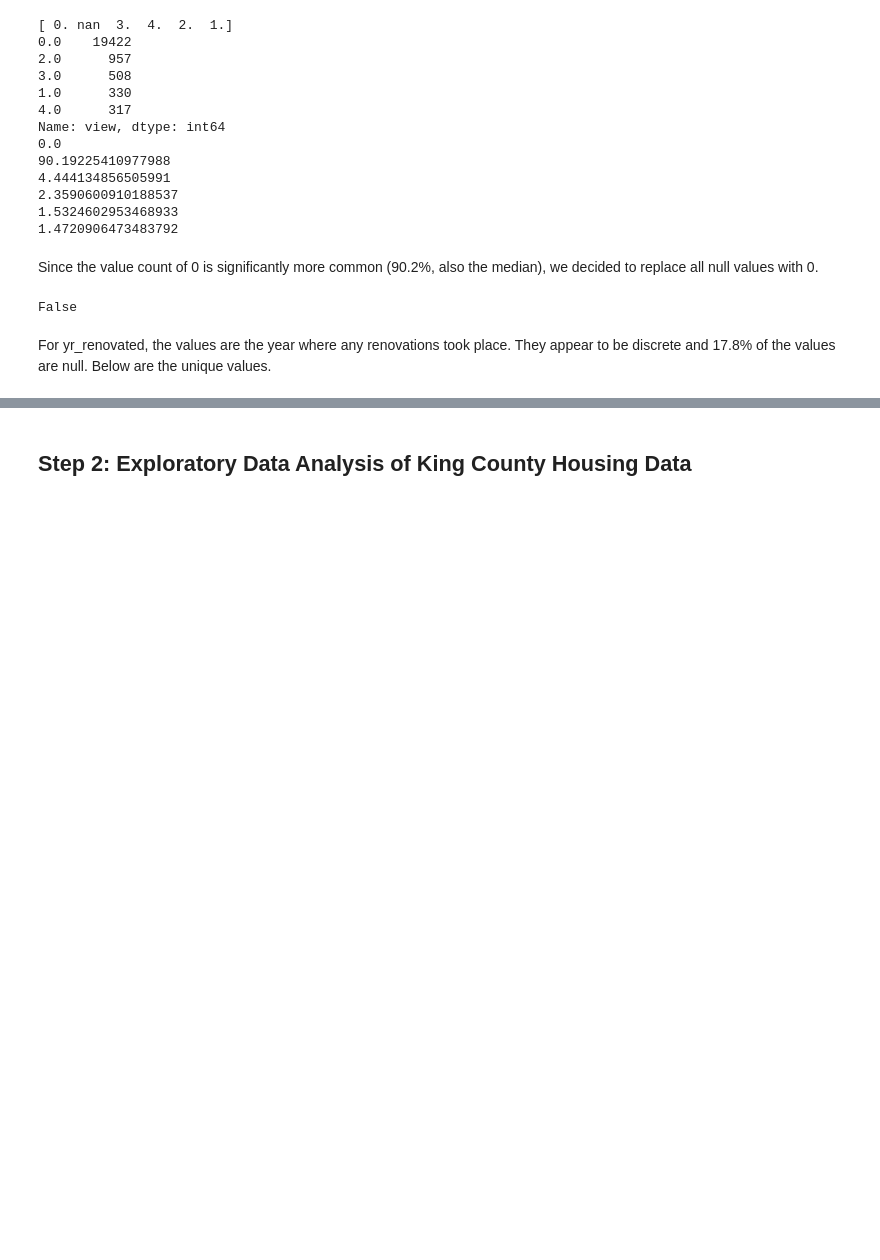
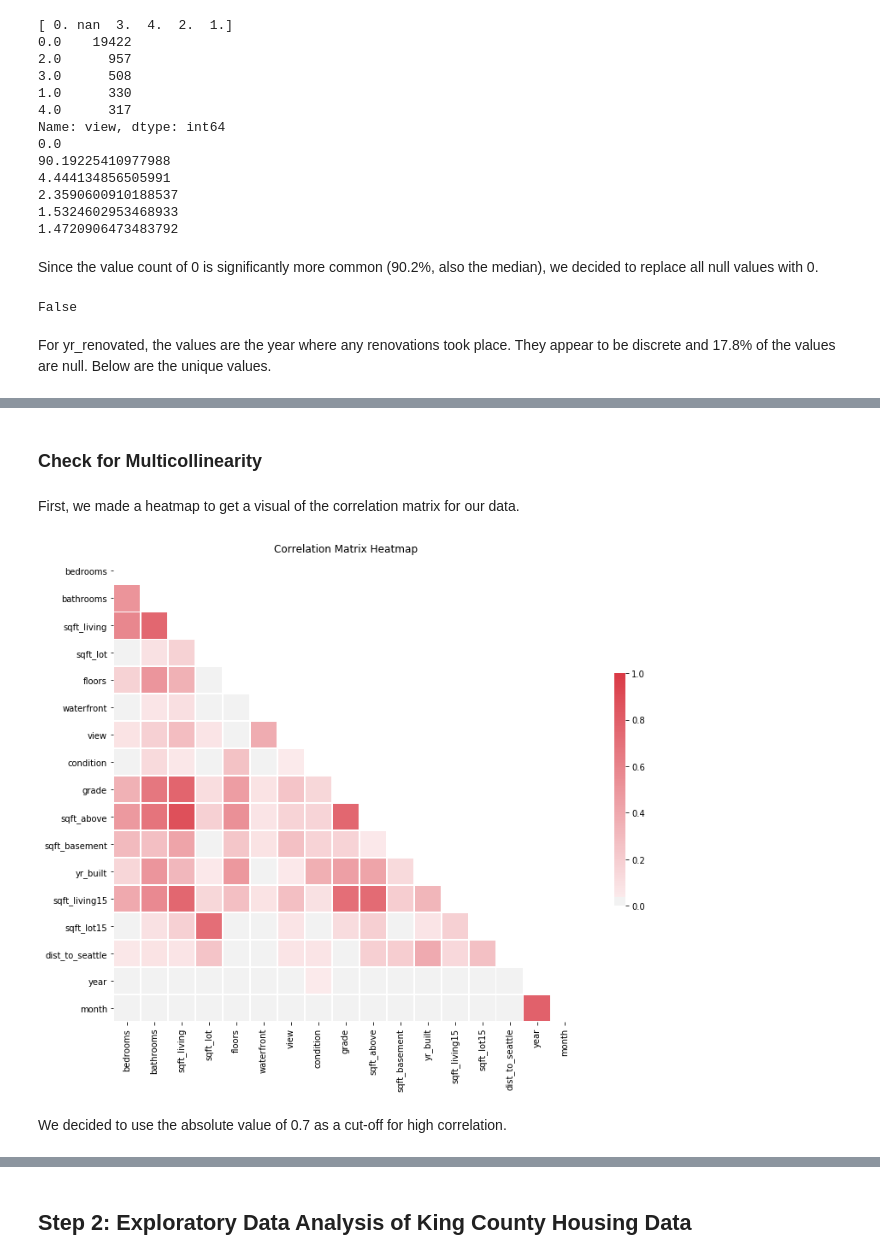
Before and after one commit to nkacoroski/dsc-1-final-project, a Jupyter notebook: kaspar.ipynb, the cells around one changed output, grey strips where cells are left out. Saved outputs shown, nothing was run; the diff lists cells and outputs as text; code cells hidden in the pictures; blank space fills up the shorter version.

```diff
--- a/kaspar.ipynb
+++ b/kaspar.ipynb
@@ -242,0 +332,2 @@ Looking at the unique values we see that null and 0 are values for year renovate
+# %%
+df.zipcode = df.zipcode.astype(str)
@@ -242,0 +349,3 @@ Looking at the unique values we see that null and 0 are values for year renovate
+# %%
+df['date'] = pd.to_datetime(df['date'], format="%m/%d/%Y")
+df.date.dtype
@@ -242,0 +386,30 @@ Looking at the unique values we see that null and 0 are values for year renovate
+# %% [markdown]
+### Check for Multicollinearity
+# %% [markdown]
+First, we made a heatmap to get a visual of the correlation matrix for our data.
+# %%
+def corr_matrix(df):
+
+    # Compute the correlation matrix
+    corr = np.abs(df.corr())
+
+    # Generate a mask for the upper triangle
+    mask = np.zeros_like(corr, dtype=np.bool)
+    mask[np.triu_indices_from(mask)] = True
+
+    # Set up the matplotlib figure
+    f, ax = plt.subplots(figsize=(15, 10))
+
+    # Generate a custom diverging colormap
+    cmap = sns.diverging_palette(220, 10, as_cmap=True)
+
+    # Draw the heatmap with the mask and correct aspect ratio
+    plt.title('Correlation Matrix Heatmap')
+    sns.heatmap(corr, mask=mask, cmap=cmap, vmax=1, center=0,
+                square=True, linewidths=.5, cbar_kws={"shrink": .5});
+
+corr_matrix(variable_df)
+# %% [output]
+[figure, added]
+# %% [markdown]
+We decided to use the absolute value of 0.7 as a cut-off for high correlation.
```
Also changed, not shown: parts of 58 cells of this notebook.
